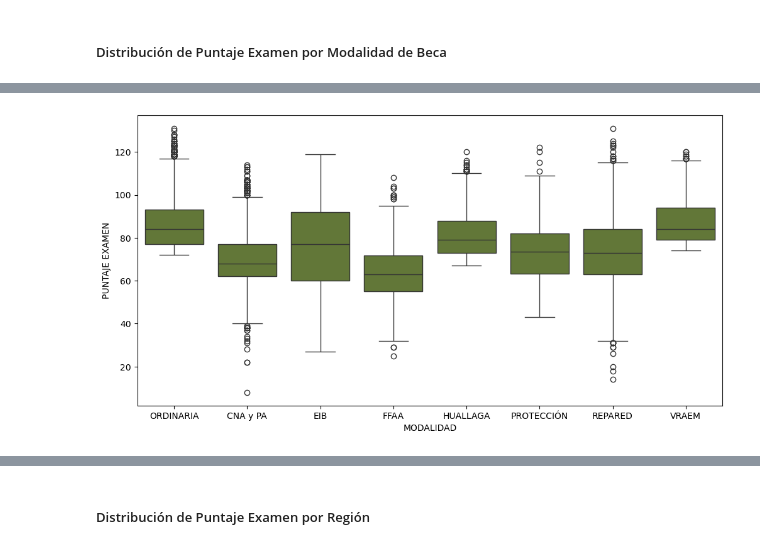
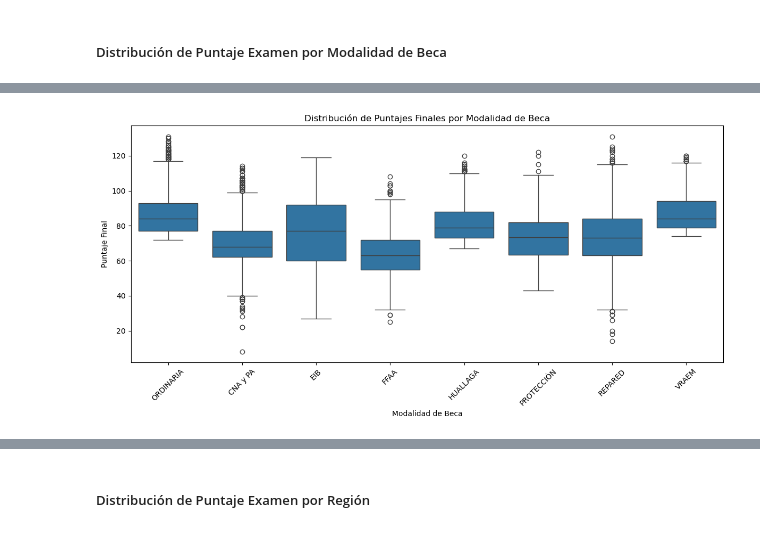
Before and after one commit to wreyesa/AnalisisBeca18, a Jupyter notebook: analysis.ipynb, the cells around one changed output, grey strips where cells are left out. Drawn from its saved outputs; the diff is of its cells as text; code cells hidden in the pictures.

Commit message:
comentarios y analisis de graficos de puntajes finales

```diff
--- a/analysis.ipynb
+++ b/analysis.ipynb
@@ -29,3 +39,6 @@ memory usage: 1.6+ MB
+# %%
+# Convertir campo numerico a categorico
+data.DNI = data.DNI.astype(str)
 # %%
 x,y = data.shape
 print('Cantidad de postulantes preseleccionados:',x)
@@ -308,8 +340,12 @@ box_vals
 # %%
-plt.figure(figsize=(12,6))
-sns.boxplot(x='MODALIDAD', y='PJ FIN', data=data, color='#66812d')
-plt.xlabel('MODALIDAD')
-plt.ylabel('PUNTAJE EXAMEN')
+# Boxplot de puntajes finales por modalidad de beca
+plt.figure(figsize=(12, 6))
+sns.boxplot(x='MODALIDAD', y='PJ FIN', data=data)
+plt.xlabel('Modalidad de Beca')
+plt.ylabel('Puntaje Final')
+plt.title('Distribución de Puntajes Finales por Modalidad de Beca')
+plt.xticks(rotation=45)
+plt.tight_layout()
 plt.show()
 # %% [output]
-[figure, old version]
+[figure, new version]
```
Also changed, not shown: parts of 26 cells of this notebook.
